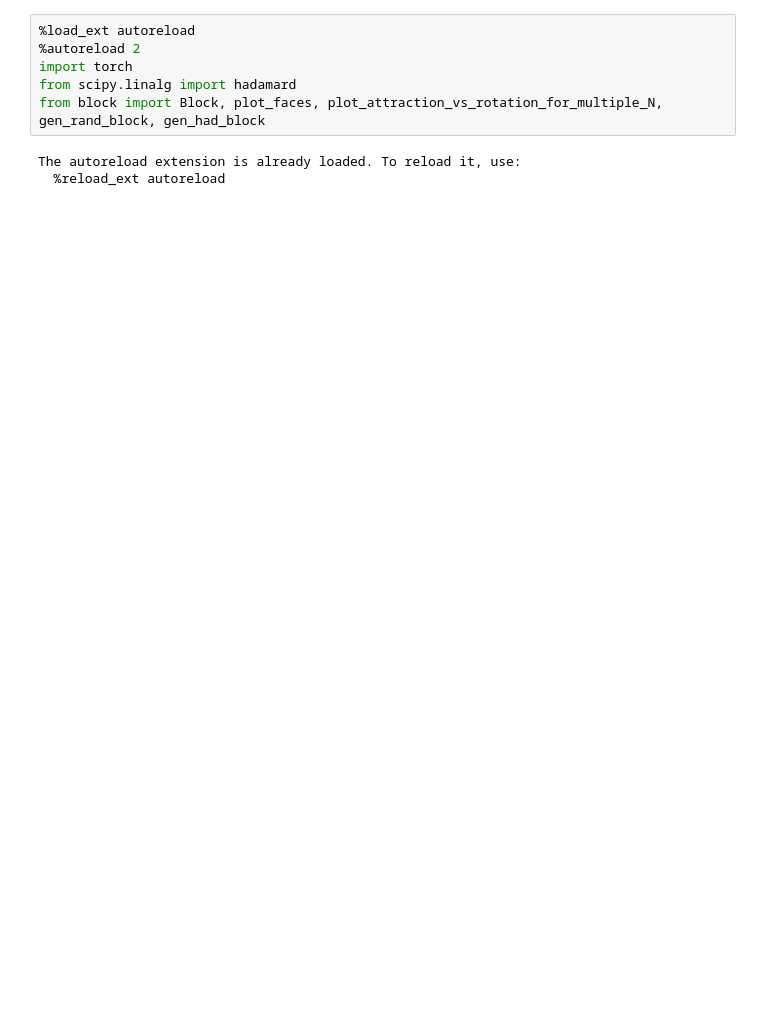
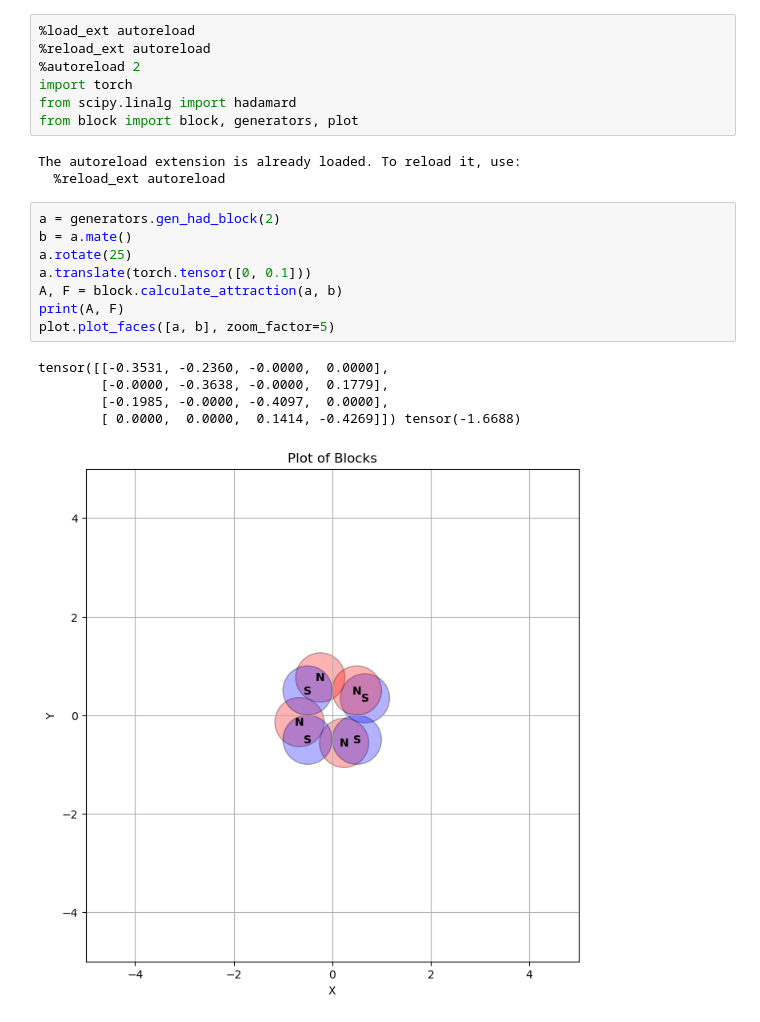
Before and after one commit to ProgrammableMatterLab/code-theory, a Jupyter notebook: test.ipynb, the cells around one changed output. Drawn from its saved outputs; the diff is of its cells as text; blank space fills up the shorter version.

```diff
--- a/test.ipynb
+++ b/test.ipynb
@@ -1,10 +1,25 @@
 # %%
 %load_ext autoreload
+%reload_ext autoreload
 %autoreload 2
 import torch
 from scipy.linalg import hadamard
-from block import Block, plot_faces, plot_attraction_vs_rotation_for_multiple_N, gen_rand_block, gen_had_block
+from block import block, generators, plot
 # %% [output]
 The autoreload extension is already loaded. To reload it, use:
   %reload_ext autoreload
+# %%
+a = generators.gen_had_block(2)
+b = a.mate()
+a.rotate(25)
+a.translate(torch.tensor([0, 0.1]))
+A, F = block.calculate_attraction(a, b)
+print(A, F)
+plot.plot_faces([a, b], zoom_factor=5)
+# %% [output]
+tensor([[-0.3531, -0.2360, -0.0000,  0.0000],
+        [-0.0000, -0.3638, -0.0000,  0.1779],
+        [-0.1985, -0.0000, -0.4097,  0.0000],
+        [ 0.0000,  0.0000,  0.1414, -0.4269]]) tensor(-1.6688)
+[figure, added]
 # %%
```
Also changed, not shown: parts of 10 cells of this notebook, 5 other files.
